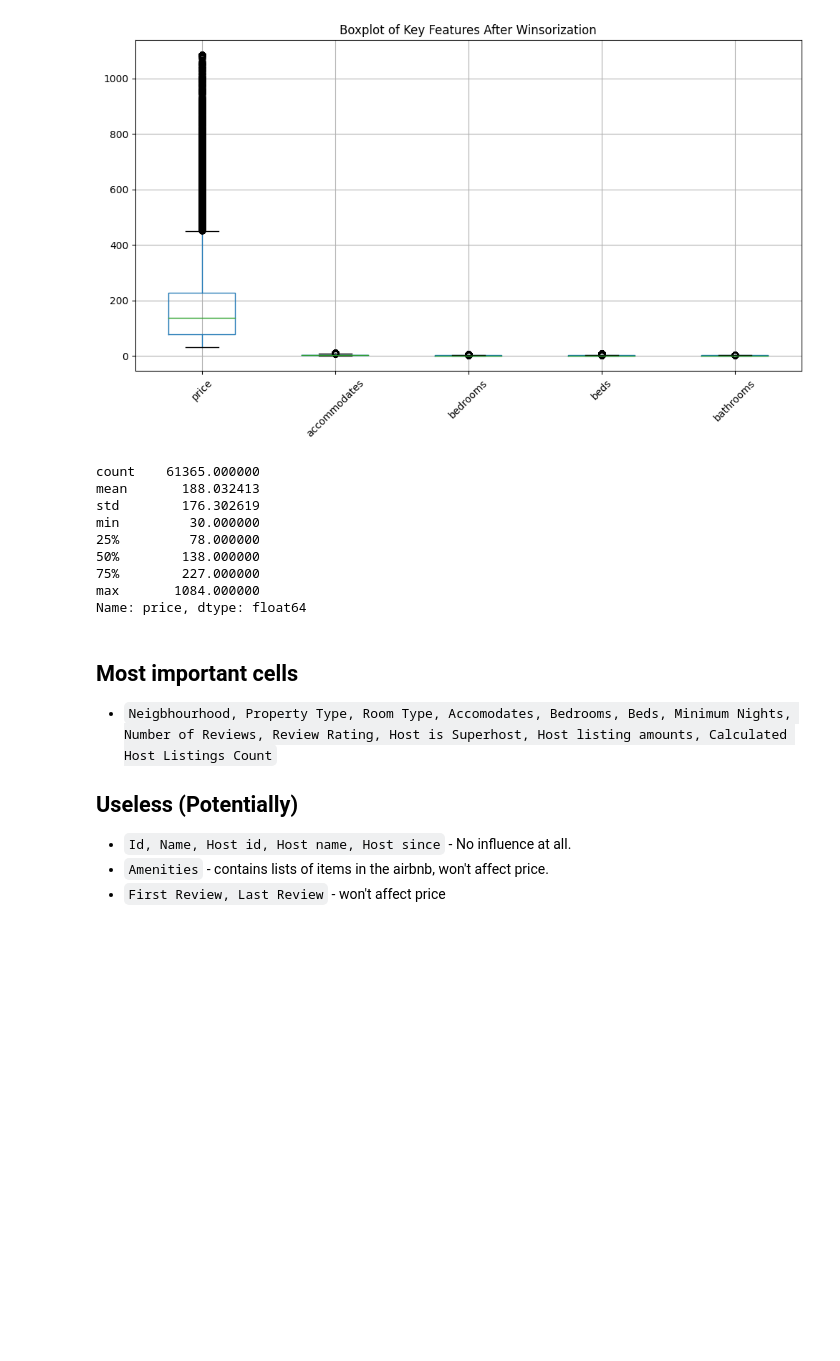
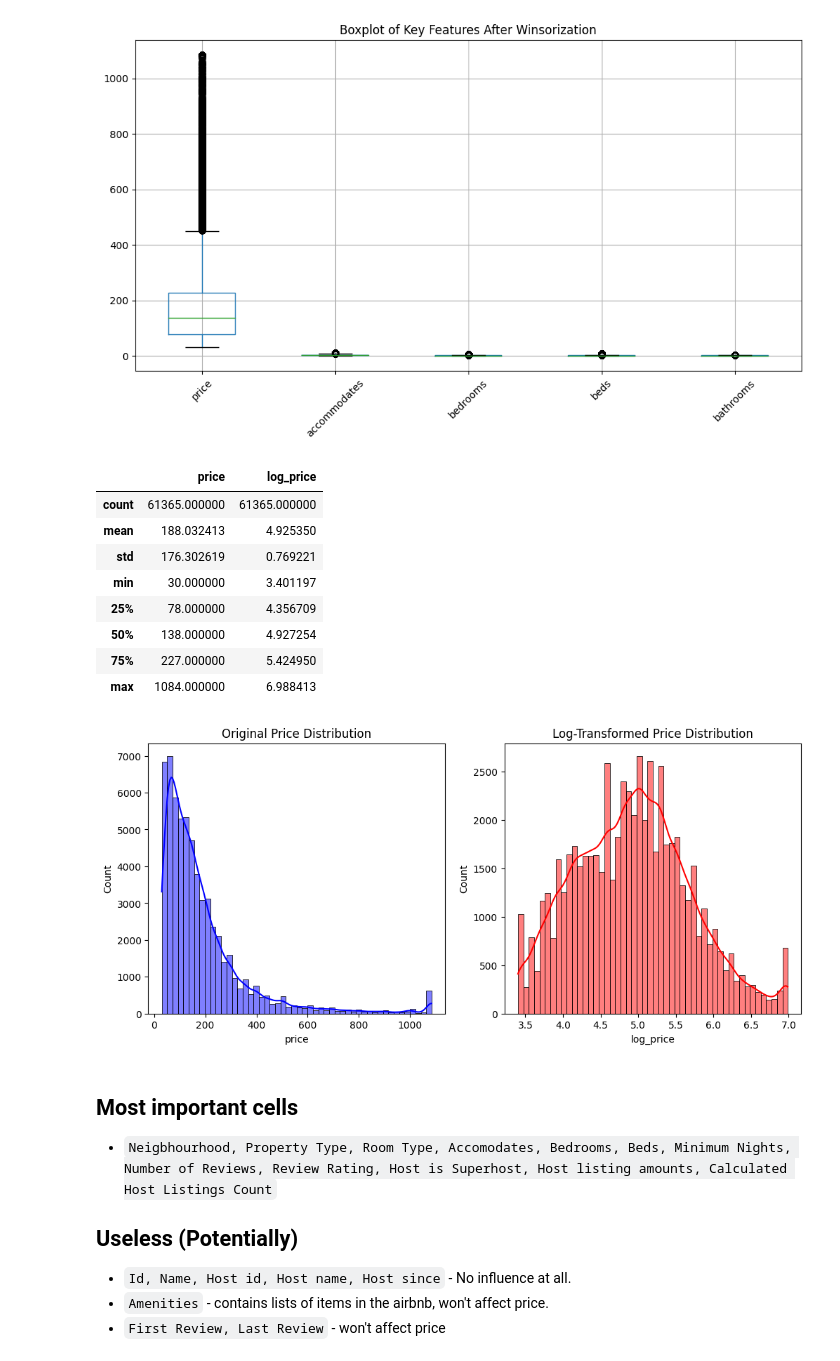
Before and after one commit to FP2003/AirBnB-Price-Prediction-System, a Jupyter notebook: fp100_jh851_solution.ipynb, the cells around one changed output. Cells and saved outputs as stored; diff of their text form; code cells hidden in the pictures; blank space fills up the shorter version.

Commit message:
log price and price graphs

```diff
--- a/fp100_jh851_solution.ipynb
+++ b/fp100_jh851_solution.ipynb
@@ -239,41 +239,34 @@ plt.show()
 # %% [output]
 [figure]
 # %%
-df['price'].describe()
+df['log_price'] = np.log(df['price'])
+df[['price', 'log_price']].describe()
 # %% [output]
-count    61365.000000
-mean       188.032413
-std        176.302619
-min         30.000000
-25%         78.000000
-50%        138.000000
-75%        227.000000
-max       1084.000000
-Name: price, dtype: float64
+|  | price | log_price |
+| count | 61365.000000 | 61365.000000 |
+| mean | 188.032413 | 4.925350 |
+| std | 176.302619 | 0.769221 |
+| min | 30.000000 | 3.401197 |
+| 25% | 78.000000 | 4.356709 |
+| 50% | 138.000000 | 4.927254 |
+| 75% | 227.000000 | 5.424950 |
+| max | 1084.000000 | 6.988413 |
-# %%
-# Remove outliers (ONLY RUN ONCE)
-
-def remove_outliers(df, columns):
-    for col in columns:
-        if col not in df.columns:
-            print(f"Column '{col}' does not exist. Skipping.")
-            continue
-
-        q1 = df[col].quantile(0.25)
-        q3 = df[col].quantile(0.75)
-        iqr = q3 - q1
-        lower_bound = q1 - 1.5 * iqr
-        upper_bound = q3 + 1.5 * iqr
-
-        df = df[(df[col] >= lower_bound) & (df[col] <= upper_bound)]
-
-    return df
-
-# Apply outlier removal
-df = remove_outliers(df, numerical_var)
-
-# Updated shape
-print('Shape after removing outliers:', df.shape)
+# %%
+plt.figure(figsize=(12, 5))
+
+# Original price distribution
+plt.subplot(1, 2, 1)
+sns.histplot(df['price'], bins=50, kde=True, color='blue')
+plt.title("Original Price Distribution")
+
+# Log-transformed price distribution
+plt.subplot(1, 2, 2)
+sns.histplot(df['log_price'], bins=50, kde=True, color='red')
+plt.title("Log-Transformed Price Distribution")
+
+plt.show()
+# %% [output]
+[figure, added]
 # %%
 # Log transformation of prices
 
```
